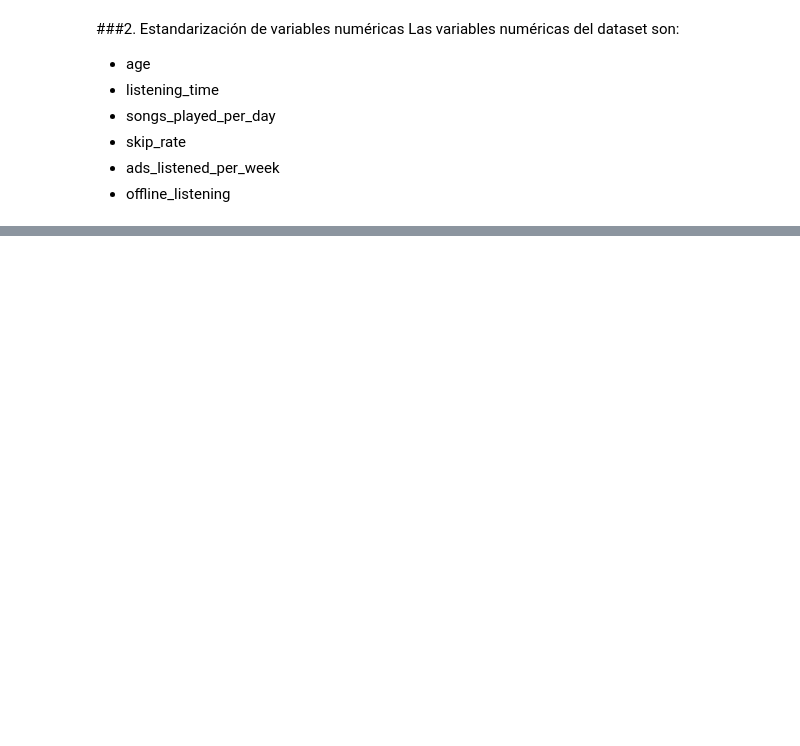
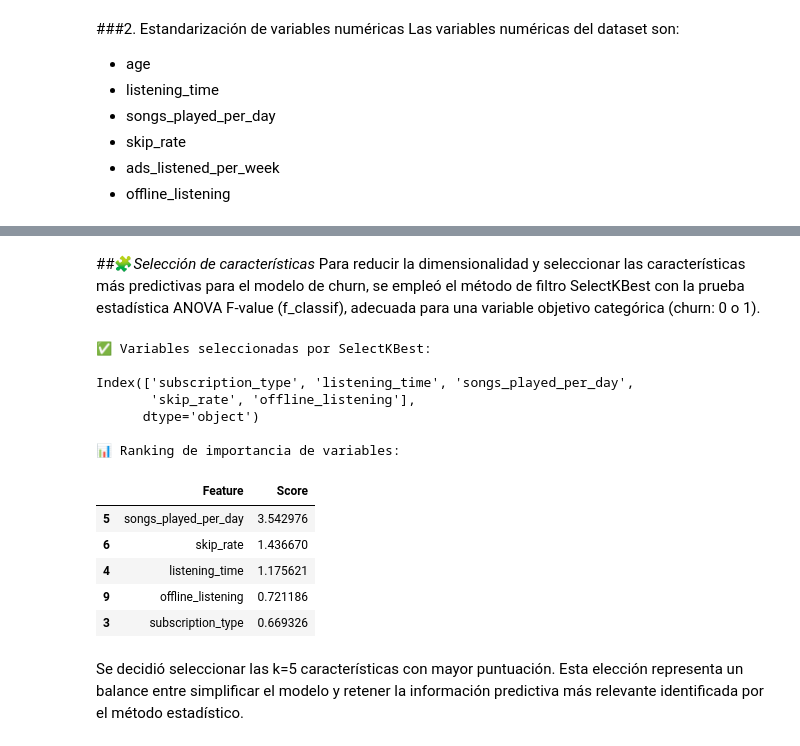
Before and after one commit to catalinamedran/Curso_Data_Science, a Jupyter notebook: ProyectoParteIII_Medran_C.ipynb, the cells around one changed output, grey strips where cells are left out. Cells and saved outputs as stored; diff of their text form; code cells hidden in the pictures; blank space fills up the shorter version.

```diff
--- a/ProyectoParteIII_Medran_C.ipynb
+++ b/ProyectoParteIII_Medran_C.ipynb
@@ -292,0 +307,51 @@ Las variables numéricas del dataset son:
+# %% [markdown]
+##🧩*Selección de características*
+Para reducir la dimensionalidad y seleccionar las características más predictivas para el modelo de churn, se empleó el método de filtro SelectKBest con la prueba estadística ANOVA F-value (f_classif), adecuada para una variable objetivo categórica (churn: 0 o 1).
+# %%
+# --- Feature Selection con SelectKBest ---
+from sklearn.feature_selection import SelectKBest, f_classif
+from sklearn.model_selection import train_test_split
+import pandas as pd
+
+# Separar X (predictoras) e y (objetivo)
+X = df_encoded.drop(columns=['is_churned', 'user_id'])  # user_id no aporta información predictiva
+y = df_encoded['is_churned']
+
+# Dividir datos en entrenamiento y testeo
+X_train, X_test, y_train, y_test = train_test_split(
+    X, y, test_size=0.2, random_state=42, stratify=y
+)
+
+# Aplicar SelectKBest (seleccionamos las 5 mejores features)
+selector = SelectKBest(score_func=f_classif, k=5)
+X_new = selector.fit_transform(X_train, y_train)
+
+# Identificar las columnas seleccionadas
+selected_features = X_train.columns[selector.get_support()]
+
+# Mostrar resultados ordenados por score
+feature_scores = pd.DataFrame({
+    'Feature': X_train.columns,
+    'Score': selector.scores_
+}).sort_values(by='Score', ascending=False)
+
+print("✅ Variables seleccionadas por SelectKBest:\n")
+print(selected_features)
+print("\n📊 Ranking de importancia de variables:")
+display(feature_scores.head(5))
+# %% [output]
+✅ Variables seleccionadas por SelectKBest:
+
+Index(['subscription_type', 'listening_time', 'songs_played_per_day',
+       'skip_rate', 'offline_listening'],
+      dtype='object')
+
+📊 Ranking de importancia de variables:
+|  | Feature | Score |
+| 5 | songs_played_per_day | 3.542976 |
+| 6 | skip_rate | 1.436670 |
+| 4 | listening_time | 1.175621 |
+| 9 | offline_listening | 0.721186 |
+| 3 | subscription_type | 0.669326 |
+# %% [markdown]
+Se decidió seleccionar las k=5 características con mayor puntuación. Esta elección representa un balance entre simplificar el modelo y retener la información predictiva más relevante identificada por el método estadístico.
```
Also changed, not shown: parts of 13 cells of this notebook.
